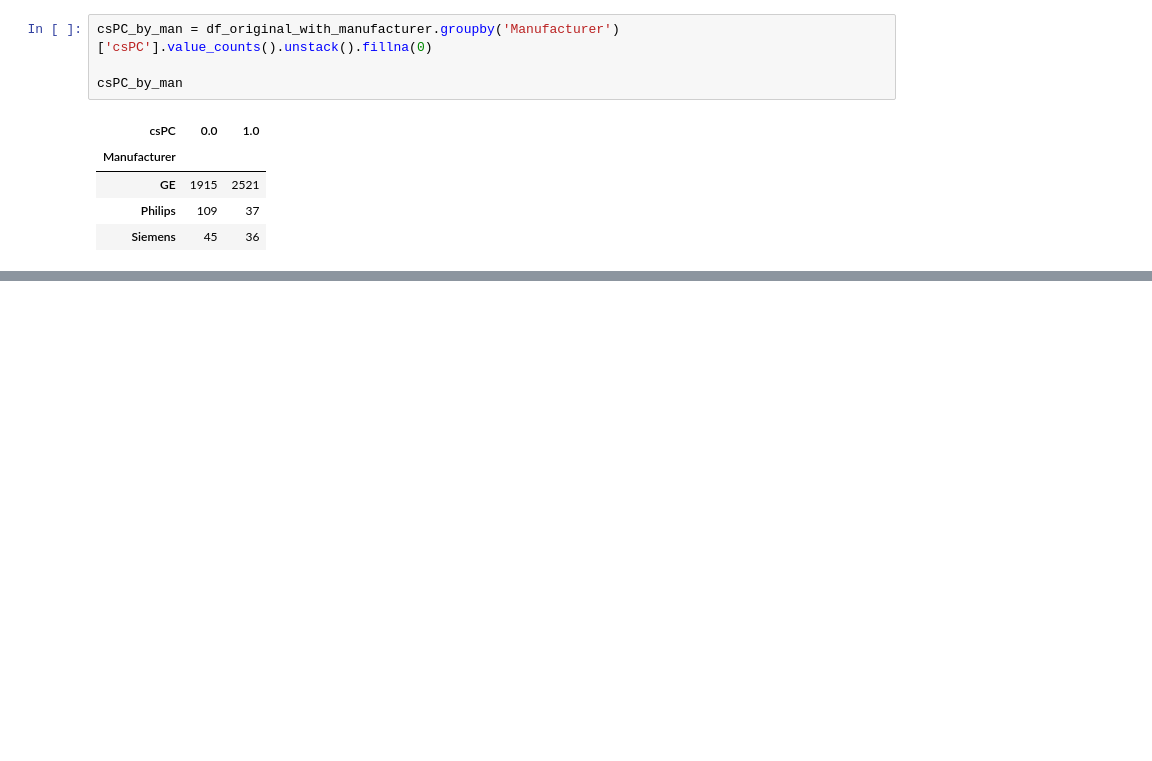
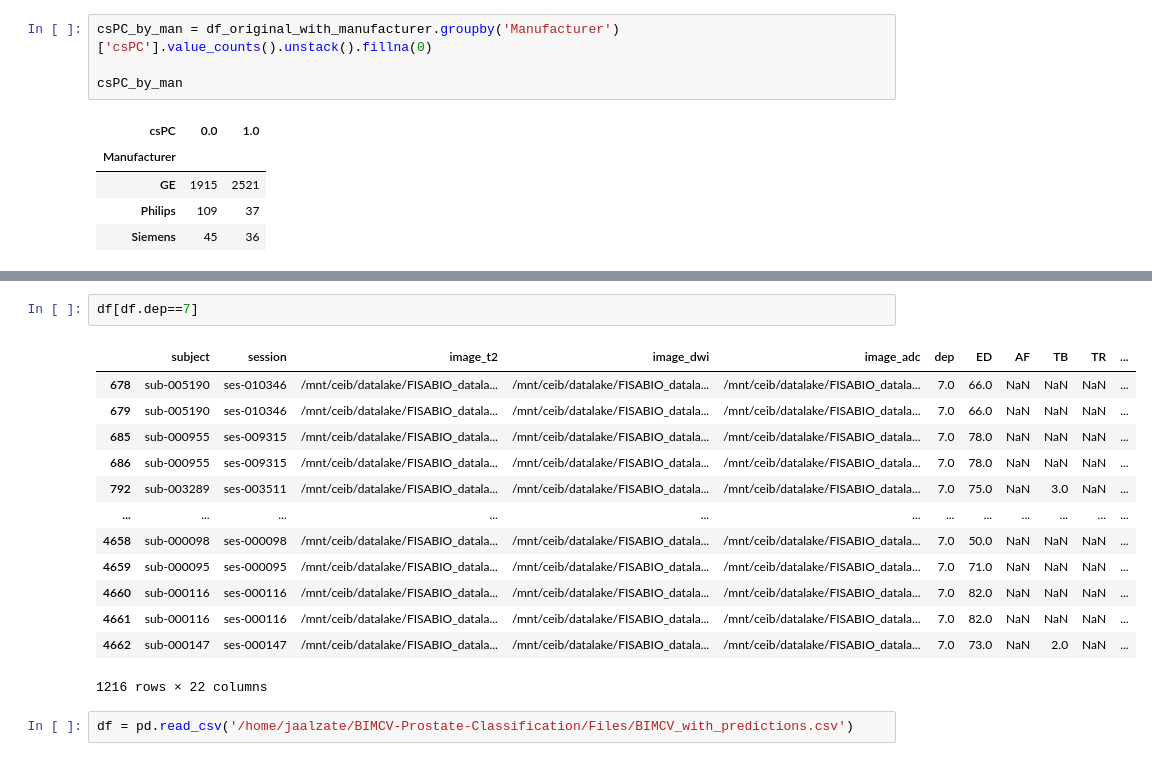
Before and after one commit to jesusalzate/Prostate_Cancer_TFM, a Jupyter notebook: Classification/statistical_analysis.ipynb, the cells around one changed output, grey strips where cells are left out. Saved outputs shown, nothing was run; the diff lists cells and outputs as text; blank space fills up the shorter version.

```diff
--- a/Classification/statistical_analysis.ipynb
+++ b/Classification/statistical_analysis.ipynb
@@ -734,0 +821,18 @@ fig.show()
+# %%
+df[df.dep==7]
+# %% [output]
+|  | subject | session | image_t2 | image_dwi | image_adc | dep | ED | AF | TB | TR | ... |
+| 678 | sub-005190 | ses-010346 | /mnt/ceib/datalake/FISABIO_datala... | /mnt/ceib/datalake/FISABIO_datala... | /mnt/ceib/datalake/FISABIO_datala... | 7.0 | 66.0 | NaN | NaN | NaN | ... |
+| 679 | sub-005190 | ses-010346 | /mnt/ceib/datalake/FISABIO_datala... | /mnt/ceib/datalake/FISABIO_datala... | /mnt/ceib/datalake/FISABIO_datala... | 7.0 | 66.0 | NaN | NaN | NaN | ... |
+| 685 | sub-000955 | ses-009315 | /mnt/ceib/datalake/FISABIO_datala... | /mnt/ceib/datalake/FISABIO_datala... | /mnt/ceib/datalake/FISABIO_datala... | 7.0 | 78.0 | NaN | NaN | NaN | ... |
+| 686 | sub-000955 | ses-009315 | /mnt/ceib/datalake/FISABIO_datala... | /mnt/ceib/datalake/FISABIO_datala... | /mnt/ceib/datalake/FISABIO_datala... | 7.0 | 78.0 | NaN | NaN | NaN | ... |
+| 792 | sub-003289 | ses-003511 | /mnt/ceib/datalake/FISABIO_datala... | /mnt/ceib/datalake/FISABIO_datala... | /mnt/ceib/datalake/FISABIO_datala... | 7.0 | 75.0 | NaN | 3.0 | NaN | ... |
+| ... | ... | ... | ... | ... | ... | ... | ... | ... | ... | ... | ... |
+| 4658 | sub-000098 | ses-000098 | /mnt/ceib/datalake/FISABIO_datala... | /mnt/ceib/datalake/FISABIO_datala... | /mnt/ceib/datalake/FISABIO_datala... | 7.0 | 50.0 | NaN | NaN | NaN | ... |
+| 4659 | sub-000095 | ses-000095 | /mnt/ceib/datalake/FISABIO_datala... | /mnt/ceib/datalake/FISABIO_datala... | /mnt/ceib/datalake/FISABIO_datala... | 7.0 | 71.0 | NaN | NaN | NaN | ... |
+| 4660 | sub-000116 | ses-000116 | /mnt/ceib/datalake/FISABIO_datala... | /mnt/ceib/datalake/FISABIO_datala... | /mnt/ceib/datalake/FISABIO_datala... | 7.0 | 82.0 | NaN | NaN | NaN | ... |
+| 4661 | sub-000116 | ses-000116 | /mnt/ceib/datalake/FISABIO_datala... | /mnt/ceib/datalake/FISABIO_datala... | /mnt/ceib/datalake/FISABIO_datala... | 7.0 | 82.0 | NaN | NaN | NaN | ... |
+| 4662 | sub-000147 | ses-000147 | /mnt/ceib/datalake/FISABIO_datala... | /mnt/ceib/datalake/FISABIO_datala... | /mnt/ceib/datalake/FISABIO_datala... | 7.0 | 73.0 | NaN | 2.0 | NaN | ... |
+1216 rows × 22 columns
+# %%
+df = pd.read_csv('/home/jaalzate/BIMCV-Prostate-Classification/Files/BIMCV_with_predictions.csv')
```
Also changed, not shown: parts of 11 cells of this notebook, 11 other files.
